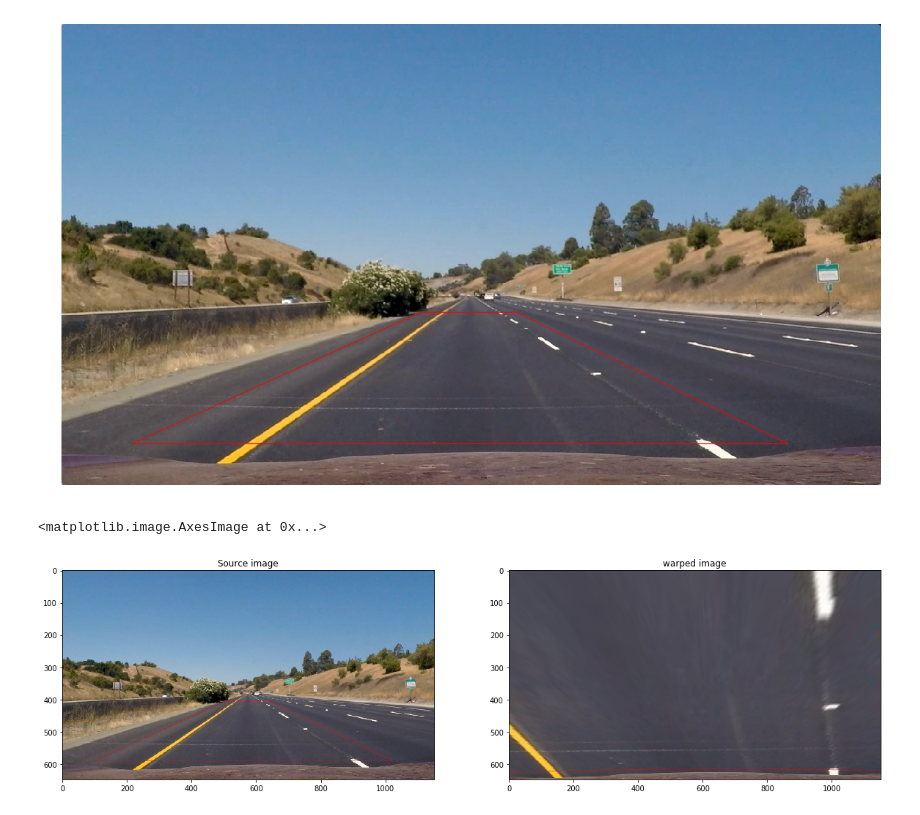
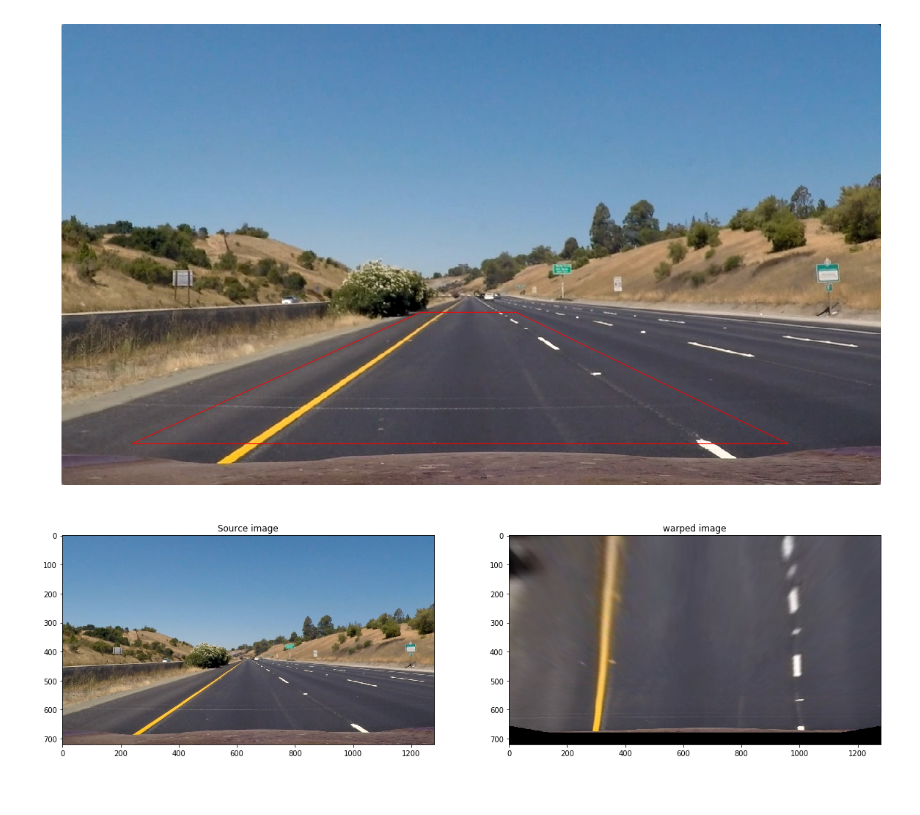
Before and after one commit to bryan0806/Udacity-CarND-Advanced-Lane-Lines, a Jupyter notebook: Perspective Transform.ipynb, the cells around one changed output. Cells and saved outputs as stored; diff of their text form; code cells hidden in the pictures.

```diff
--- a/Perspective Transform.ipynb
+++ b/Perspective Transform.ipynb
@@ -77,18 +77,18 @@ def warp(img):
 # %%
 %matplotlib inline
 
 img2 = mpimg.imread('output_images/range2.jpg')
 
 #Get perspective transform
-warped_im = warp(img2)
+warped_im = warp(img)
 
 #VIsualize undistortion
 f, (ax1,ax2) = plt.subplots(1,2,figsize=(20,10))
 img2 = mpimg.imread('output_images/range2.jpg')
 ax1.set_title("Source image")
-ax1.imshow(img2)
+ax1.imshow(img)
 ax2.set_title('warped image')
 ax2.imshow(warped_im)
+plt.savefig('output_images/warped.jpg')
 # %% [output]
-<matplotlib.image.AxesImage at 0x...>
-[figure, old version]
+[figure, new version]
```
Also changed, not shown: 3 other files.
